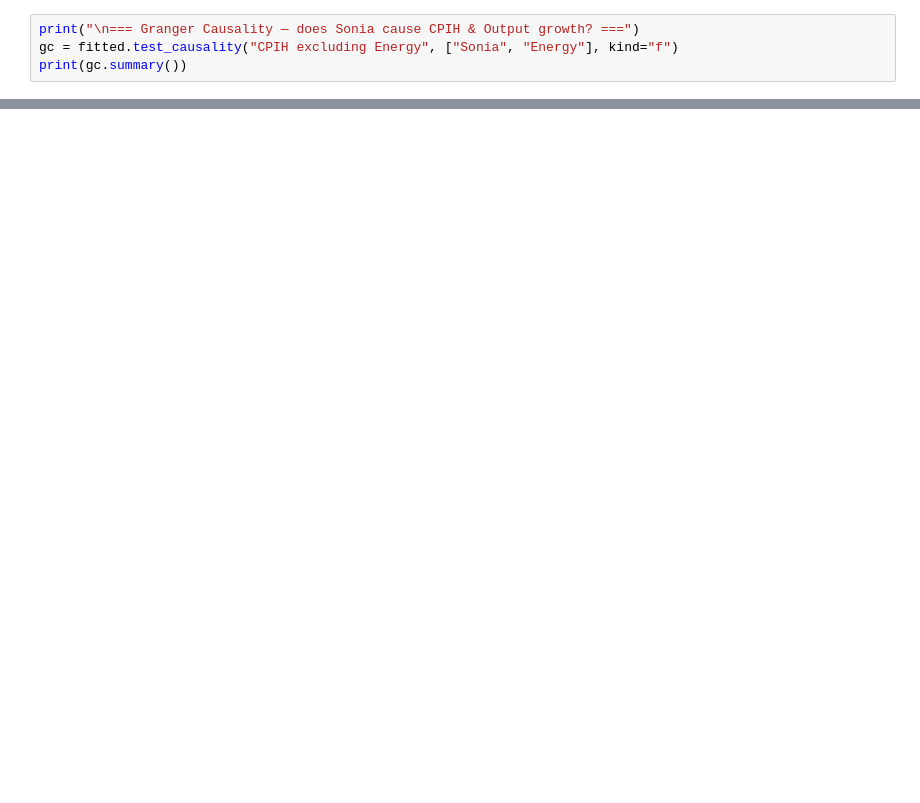
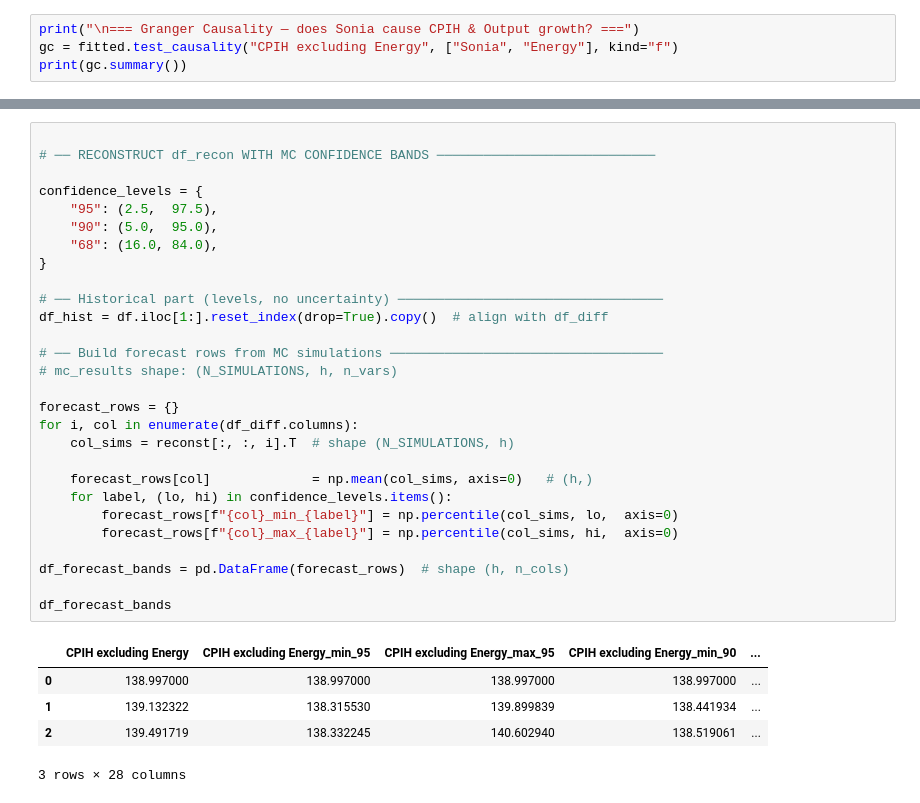
Before and after one commit to Vianney-Garnoix/CITADEL-FI-CHALLENGE, a Jupyter notebook: VAR.ipynb, the cells around one changed output, grey strips where cells are left out. Cells and saved outputs as stored; diff of their text form; blank space fills up the shorter version.

```diff
--- a/VAR.ipynb
+++ b/VAR.ipynb
@@ -623,0 +624,34 @@ print(gc.summary())
+# %%
+
+# ── RECONSTRUCT df_recon WITH MC CONFIDENCE BANDS ────────────────────────────
+
+confidence_levels = {
+    "95": (2.5,  97.5),
+    "90": (5.0,  95.0),
+    "68": (16.0, 84.0),
+}
+
+# ── Historical part (levels, no uncertainty) ──────────────────────────────────
+df_hist = df.iloc[1:].reset_index(drop=True).copy()  # align with df_diff
+
+# ── Build forecast rows from MC simulations ───────────────────────────────────
+# mc_results shape: (N_SIMULATIONS, h, n_vars)
+
+forecast_rows = {}
+for i, col in enumerate(df_diff.columns):
+    col_sims = reconst[:, :, i].T  # shape (N_SIMULATIONS, h)
+
+    forecast_rows[col]             = np.mean(col_sims, axis=0)   # (h,)
+    for label, (lo, hi) in confidence_levels.items():
+        forecast_rows[f"{col}_min_{label}"] = np.percentile(col_sims, lo,  axis=0)
+        forecast_rows[f"{col}_max_{label}"] = np.percentile(col_sims, hi,  axis=0)
+
+df_forecast_bands = pd.DataFrame(forecast_rows)  # shape (h, n_cols)
+
+df_forecast_bands
+# %% [output]
+|  | CPIH excluding Energy | CPIH excluding Energy_min_95 | CPIH excluding Energy_max_95 | CPIH excluding Energy_min_90 | ... |
+| 0 | 138.997000 | 138.997000 | 138.997000 | 138.997000 | ... |
+| 1 | 139.132322 | 138.315530 | 139.899839 | 138.441934 | ... |
+| 2 | 139.491719 | 138.332245 | 140.602940 | 138.519061 | ... |
+3 rows × 28 columns
```
Also changed, not shown: parts of 7 cells of this notebook.
